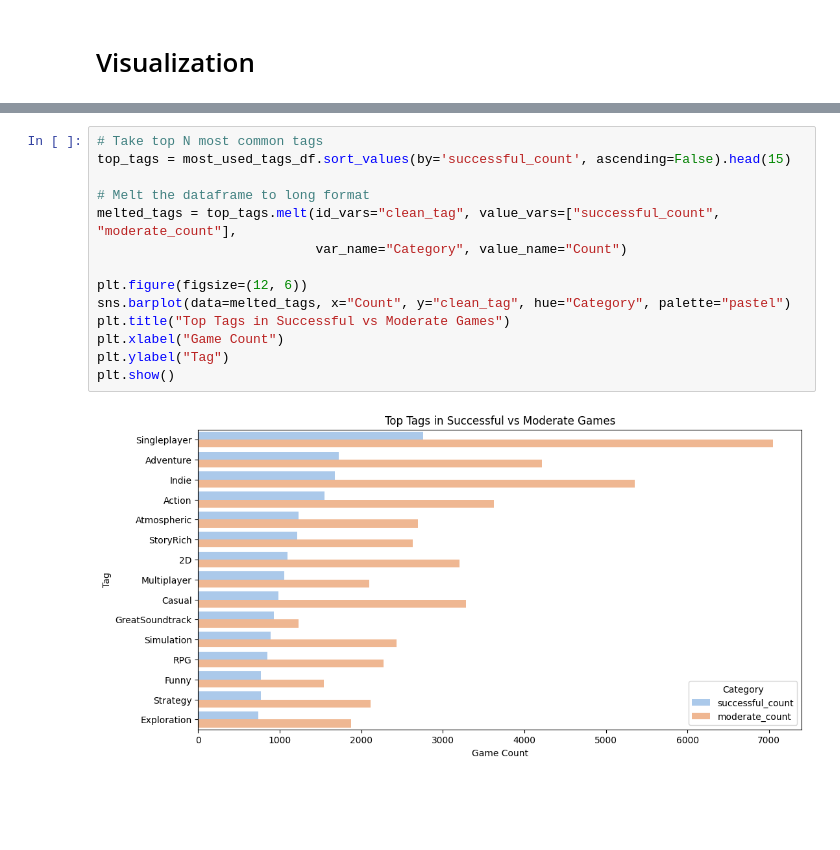
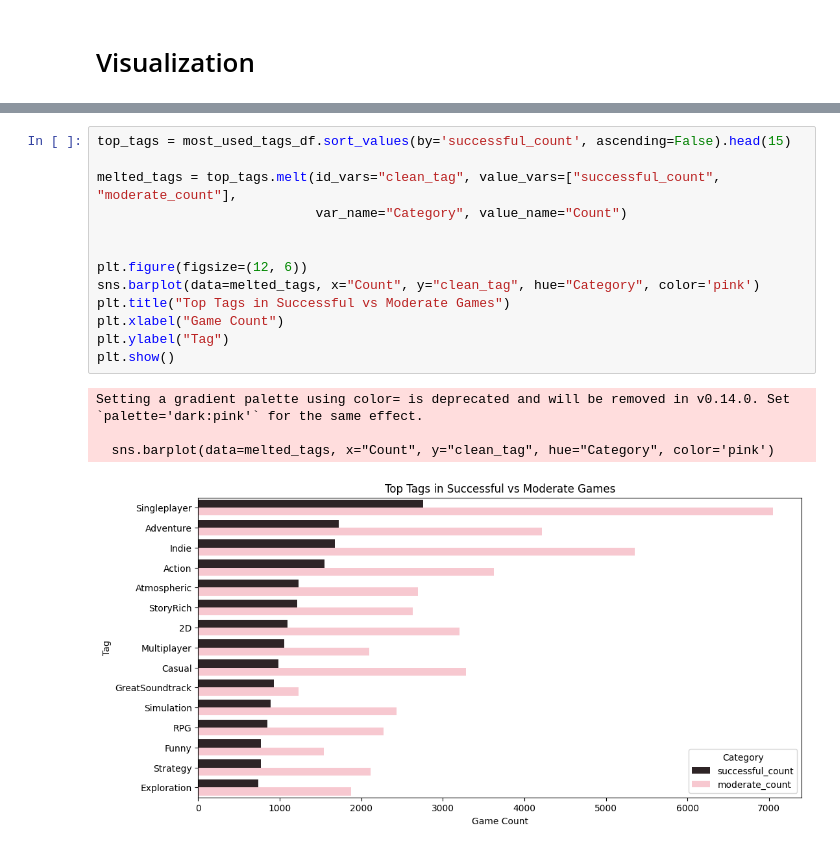
Before and after one commit to Florrena/BigDataTechnologies, a Jupyter notebook: Project.ipynb, the cells around one changed output, grey strips where cells are left out. Cells and saved outputs as stored; diff of their text form; blank space fills up the shorter version.

Commit message:
Comments, cleaning the code

```diff
--- a/Project.ipynb
+++ b/Project.ipynb
@@ -718,16 +769,18 @@ plt.show()
 # %%
-# Take top N most common tags
 top_tags = most_used_tags_df.sort_values(by='successful_count', ascending=False).head(15)
 
-# Melt the dataframe to long format
 melted_tags = top_tags.melt(id_vars="clean_tag", value_vars=["successful_count", "moderate_count"],
                             var_name="Category", value_name="Count")
 
+
 plt.figure(figsize=(12, 6))
-sns.barplot(data=melted_tags, x="Count", y="clean_tag", hue="Category", palette="pastel")
+sns.barplot(data=melted_tags, x="Count", y="clean_tag", hue="Category", color='pink')
 plt.title("Top Tags in Successful vs Moderate Games")
 plt.xlabel("Game Count")
 plt.ylabel("Tag")
 plt.show()
 # %% [output]
+Setting a gradient palette using color= is deprecated and will be removed in v0.14.0. Set `palette='dark:pink'` for the same effect.
+
+  sns.barplot(data=melted_tags, x="Count", y="clean_tag", hue="Category", color='pink')
-[figure, old version]
+[figure, new version]
```
Also changed, not shown: parts of 83 cells of this notebook.
